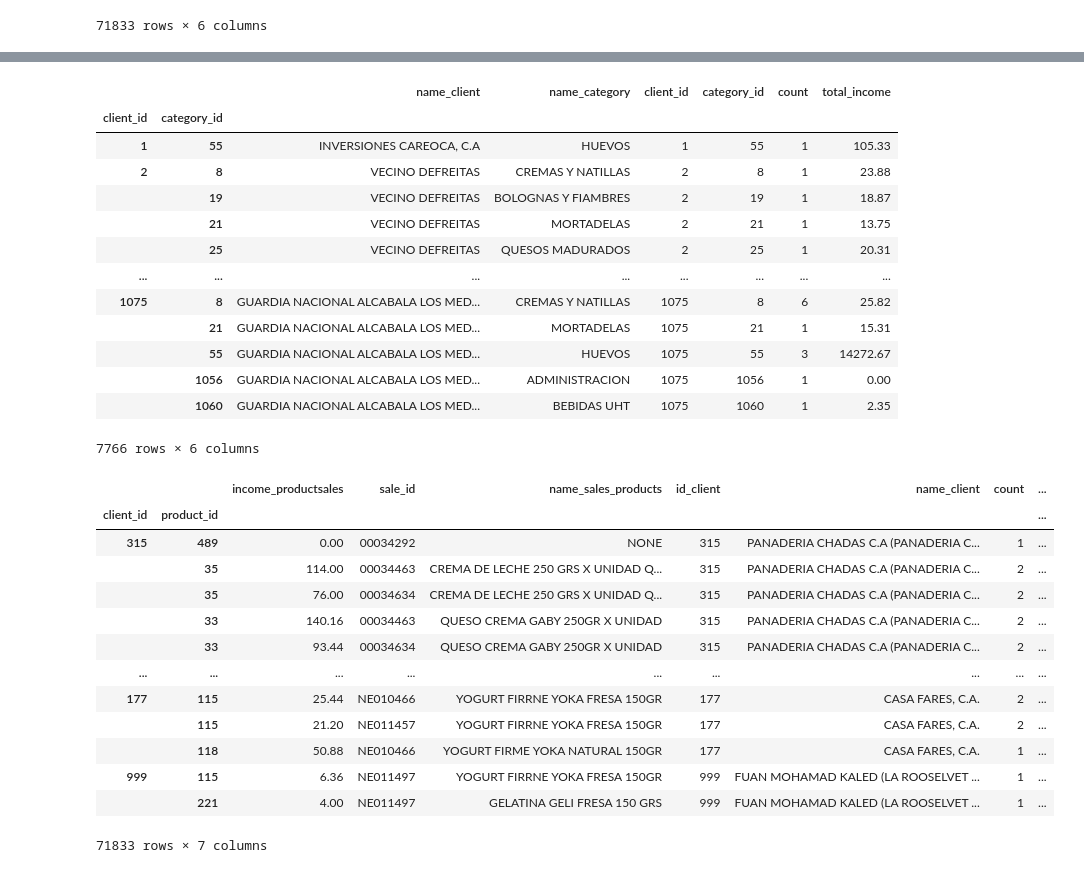
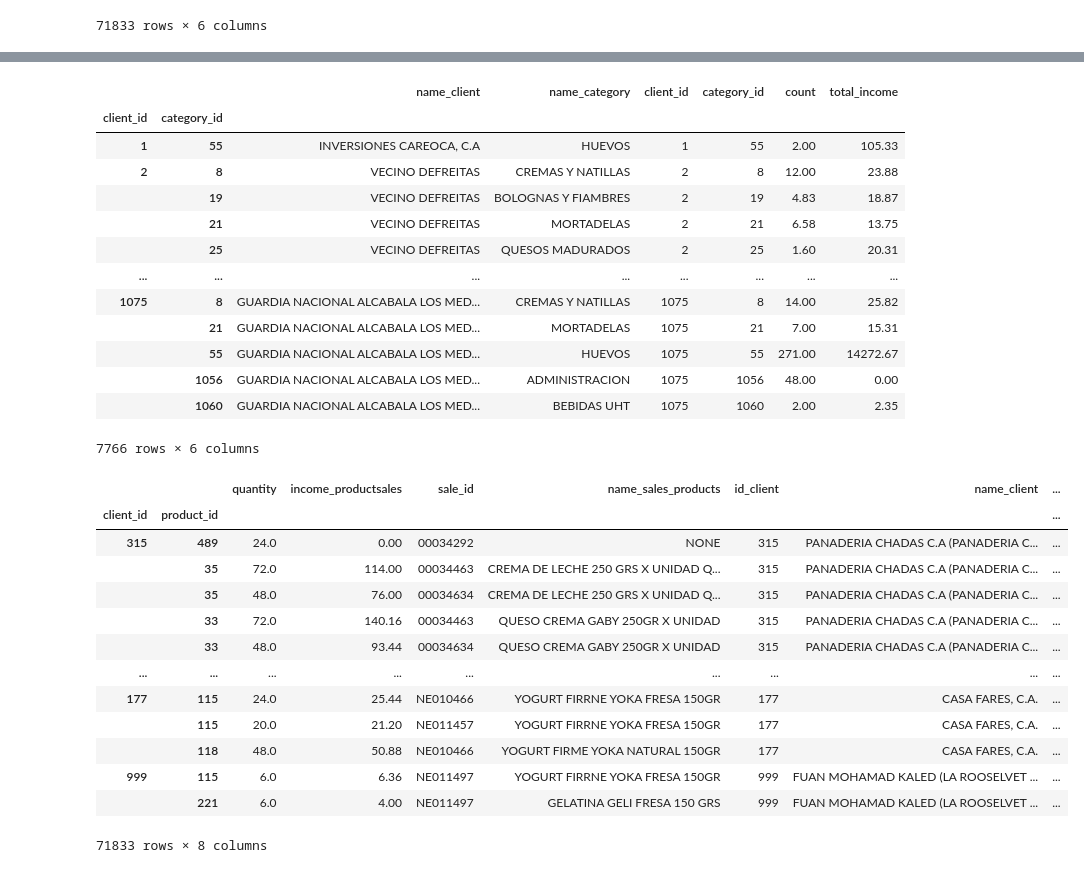
Before and after one commit to fjrp1412/machine-learning-dicascada, a Jupyter notebook: notebooks/pure_stadistic/clients.ipynb, the cells around one changed output, grey strips where cells are left out. Saved outputs shown, nothing was run; the diff lists cells and outputs as text; code cells hidden in the pictures.

Commit message:
change count in quantity of categories and products selled

```diff
--- a/notebooks/pure_stadistic/clients.ipynb
+++ b/notebooks/pure_stadistic/clients.ipynb
@@ -90,7 +91,7 @@ df_final_merged.drop(columns=['date', 'description_sales', 'income_currency_sale
                     'income_sale', 'id_sale', 'id_products'
                     ], inplace=True)
 df_final_merged.set_index(['client_id', 'category_id'], inplace=True)
-df_final_merged['count'] = df_final_merged.groupby(['client_id', 'category_id'])['product_id'].count()
+df_final_merged['count'] = df_final_merged.groupby(['client_id', 'category_id'])['quantity'].sum()
 df_final_merged['total_income'] = df_final_merged.groupby(['client_id', 'category_id'])['income_productsales'].sum()
 df_final_merged.reset_index(inplace=True)
 data = {
@@ -109,52 +110,52 @@ df_aux_2
 # %% [output]
 |  |  | name_client | name_category | client_id | category_id | count | total_income |
 | client_id | category_id |  |  |  |  |  |  |
-| 1 | 55 | INVERSIONES CAREOCA, C.A | HUEVOS | 1 | 55 | 1 | 105.33 |
-| 2 | 8 | VECINO DEFREITAS | CREMAS Y NATILLAS | 2 | 8 | 1 | 23.88 |
-|  | 19 | VECINO DEFREITAS | BOLOGNAS Y FIAMBRES | 2 | 19 | 1 | 18.87 |
-|  | 21 | VECINO DEFREITAS | MORTADELAS | 2 | 21 | 1 | 13.75 |
-|  | 25 | VECINO DEFREITAS | QUESOS MADURADOS | 2 | 25 | 1 | 20.31 |
+| 1 | 55 | INVERSIONES CAREOCA, C.A | HUEVOS | 1 | 55 | 2.00 | 105.33 |
+| 2 | 8 | VECINO DEFREITAS | CREMAS Y NATILLAS | 2 | 8 | 12.00 | 23.88 |
+|  | 19 | VECINO DEFREITAS | BOLOGNAS Y FIAMBRES | 2 | 19 | 4.83 | 18.87 |
+|  | 21 | VECINO DEFREITAS | MORTADELAS | 2 | 21 | 6.58 | 13.75 |
+|  | 25 | VECINO DEFREITAS | QUESOS MADURADOS | 2 | 25 | 1.60 | 20.31 |
 | ... | ... | ... | ... | ... | ... | ... | ... |
-| 1075 | 8 | GUARDIA NACIONAL ALCABALA LOS MED... | CREMAS Y NATILLAS | 1075 | 8 | 6 | 25.82 |
-|  | 21 | GUARDIA NACIONAL ALCABALA LOS MED... | MORTADELAS | 1075 | 21 | 1 | 15.31 |
-|  | 55 | GUARDIA NACIONAL ALCABALA LOS MED... | HUEVOS | 1075 | 55 | 3 | 14272.67 |
-|  | 1056 | GUARDIA NACIONAL ALCABALA LOS MED... | ADMINISTRACION | 1075 | 1056 | 1 | 0.00 |
-|  | 1060 | GUARDIA NACIONAL ALCABALA LOS MED... | BEBIDAS UHT | 1075 | 1060 | 1 | 2.35 |
+| 1075 | 8 | GUARDIA NACIONAL ALCABALA LOS MED... | CREMAS Y NATILLAS | 1075 | 8 | 14.00 | 25.82 |
+|  | 21 | GUARDIA NACIONAL ALCABALA LOS MED... | MORTADELAS | 1075 | 21 | 7.00 | 15.31 |
+|  | 55 | GUARDIA NACIONAL ALCABALA LOS MED... | HUEVOS | 1075 | 55 | 271.00 | 14272.67 |
+|  | 1056 | GUARDIA NACIONAL ALCABALA LOS MED... | ADMINISTRACION | 1075 | 1056 | 48.00 | 0.00 |
+|  | 1060 | GUARDIA NACIONAL ALCABALA LOS MED... | BEBIDAS UHT | 1075 | 1060 | 2.00 | 2.35 |
 7766 rows × 6 columns
 # %%
 # Quantity and income for products for a client
 
 df_merged_sales = pd.merge(df_sales, df_productsales, left_on='id', right_on='sale_id', suffixes=('_sale', '_productsales'))
 df_merged_with_products = pd.merge(df_merged_sales, df_products, left_on='product_id', right_on='id', suffixes=('_sales', '_products'))
 df_final_merged = pd.merge(df_merged_with_products, df_clients, left_on='client_id', right_on='id', suffixes=('_sales_products', '_client'))
 df_final_merged.drop(columns=['date', 'description_sales', 'income_currency_sale', 'status',
                     'price_1_currency', 'price_2_currency','price_3_currency',
                     'price_1', 'price_2', 'price_3',
                     'code', 'identity_card', 'image_client',
                     'address', 'phone', 'presentation',
                     'income_currency_productsales', 'cost',
                     'brand', 'cost_currency', 'description_products',
                     'salesman_id', 'income_sale', 'id_sale', 'image_sales_products',
-                    'category_id', 'id_sales_products', 'id_productsales', 'quantity'
+                    'category_id', 'id_sales_products', 'id_productsales'
                     ], inplace=True)
 df_final_merged.set_index(['client_id', 'product_id'], inplace=True)
-df_final_merged['count'] = df_final_merged.groupby(['client_id', 'product_id'])['sale_id'].count()
+df_final_merged['count'] = df_final_merged.groupby(['client_id', 'product_id'])['quantity'].sum()
 df_final_merged['total_income'] = df_final_merged.groupby(['client_id', 'product_id'])['income_productsales'].sum()
 
 # df_final_merged.reset_index(inplace=True)
 df_final_merged
 # %% [output]
-|  |  | income_productsales | sale_id | name_sales_products | id_client | name_client | count | ... |
+|  |  | quantity | income_productsales | sale_id | name_sales_products | id_client | name_client | ... |
 | client_id | product_id |  |  |  |  |  |  | ... |
-| 315 | 489 | 0.00 | 00034292 | NONE | 315 | PANADERIA CHADAS C.A (PANADERIA C... | 1 | ... |
-|  | 35 | 114.00 | 00034463 | CREMA DE LECHE 250 GRS X UNIDAD Q... | 315 | PANADERIA CHADAS C.A (PANADERIA C... | 2 | ... |
-|  | 35 | 76.00 | 00034634 | CREMA DE LECHE 250 GRS X UNIDAD Q... | 315 | PANADERIA CHADAS C.A (PANADERIA C... | 2 | ... |
-|  | 33 | 140.16 | 00034463 | QUESO CREMA GABY 250GR X UNIDAD | 315 | PANADERIA CHADAS C.A (PANADERIA C... | 2 | ... |
-|  | 33 | 93.44 | 00034634 | QUESO CREMA GABY 250GR X UNIDAD | 315 | PANADERIA CHADAS C.A (PANADERIA C... | 2 | ... |
+| 315 | 489 | 24.0 | 0.00 | 00034292 | NONE | 315 | PANADERIA CHADAS C.A (PANADERIA C... | ... |
+|  | 35 | 72.0 | 114.00 | 00034463 | CREMA DE LECHE 250 GRS X UNIDAD Q... | 315 | PANADERIA CHADAS C.A (PANADERIA C... | ... |
+|  | 35 | 48.0 | 76.00 | 00034634 | CREMA DE LECHE 250 GRS X UNIDAD Q... | 315 | PANADERIA CHADAS C.A (PANADERIA C... | ... |
+|  | 33 | 72.0 | 140.16 | 00034463 | QUESO CREMA GABY 250GR X UNIDAD | 315 | PANADERIA CHADAS C.A (PANADERIA C... | ... |
+|  | 33 | 48.0 | 93.44 | 00034634 | QUESO CREMA GABY 250GR X UNIDAD | 315 | PANADERIA CHADAS C.A (PANADERIA C... | ... |
 | ... | ... | ... | ... | ... | ... | ... | ... | ... |
-| 177 | 115 | 25.44 | NE010466 | YOGURT FIRRNE YOKA FRESA 150GR | 177 | CASA FARES, C.A. | 2 | ... |
-|  | 115 | 21.20 | NE011457 | YOGURT FIRRNE YOKA FRESA 150GR | 177 | CASA FARES, C.A. | 2 | ... |
-|  | 118 | 50.88 | NE010466 | YOGURT FIRME YOKA NATURAL 150GR | 177 | CASA FARES, C.A. | 1 | ... |
-| 999 | 115 | 6.36 | NE011497 | YOGURT FIRRNE YOKA FRESA 150GR | 999 | FUAN MOHAMAD KALED (LA ROOSELVET ... | 1 | ... |
-|  | 221 | 4.00 | NE011497 | GELATINA GELI FRESA 150 GRS | 999 | FUAN MOHAMAD KALED (LA ROOSELVET ... | 1 | ... |
+| 177 | 115 | 24.0 | 25.44 | NE010466 | YOGURT FIRRNE YOKA FRESA 150GR | 177 | CASA FARES, C.A. | ... |
+|  | 115 | 20.0 | 21.20 | NE011457 | YOGURT FIRRNE YOKA FRESA 150GR | 177 | CASA FARES, C.A. | ... |
+|  | 118 | 48.0 | 50.88 | NE010466 | YOGURT FIRME YOKA NATURAL 150GR | 177 | CASA FARES, C.A. | ... |
+| 999 | 115 | 6.0 | 6.36 | NE011497 | YOGURT FIRRNE YOKA FRESA 150GR | 999 | FUAN MOHAMAD KALED (LA ROOSELVET ... | ... |
+|  | 221 | 6.0 | 4.00 | NE011497 | GELATINA GELI FRESA 150 GRS | 999 | FUAN MOHAMAD KALED (LA ROOSELVET ... | ... |
-71833 rows × 7 columns
+71833 rows × 8 columns
```
Also changed, not shown: parts of 1 cell of this notebook, 2 other files.
